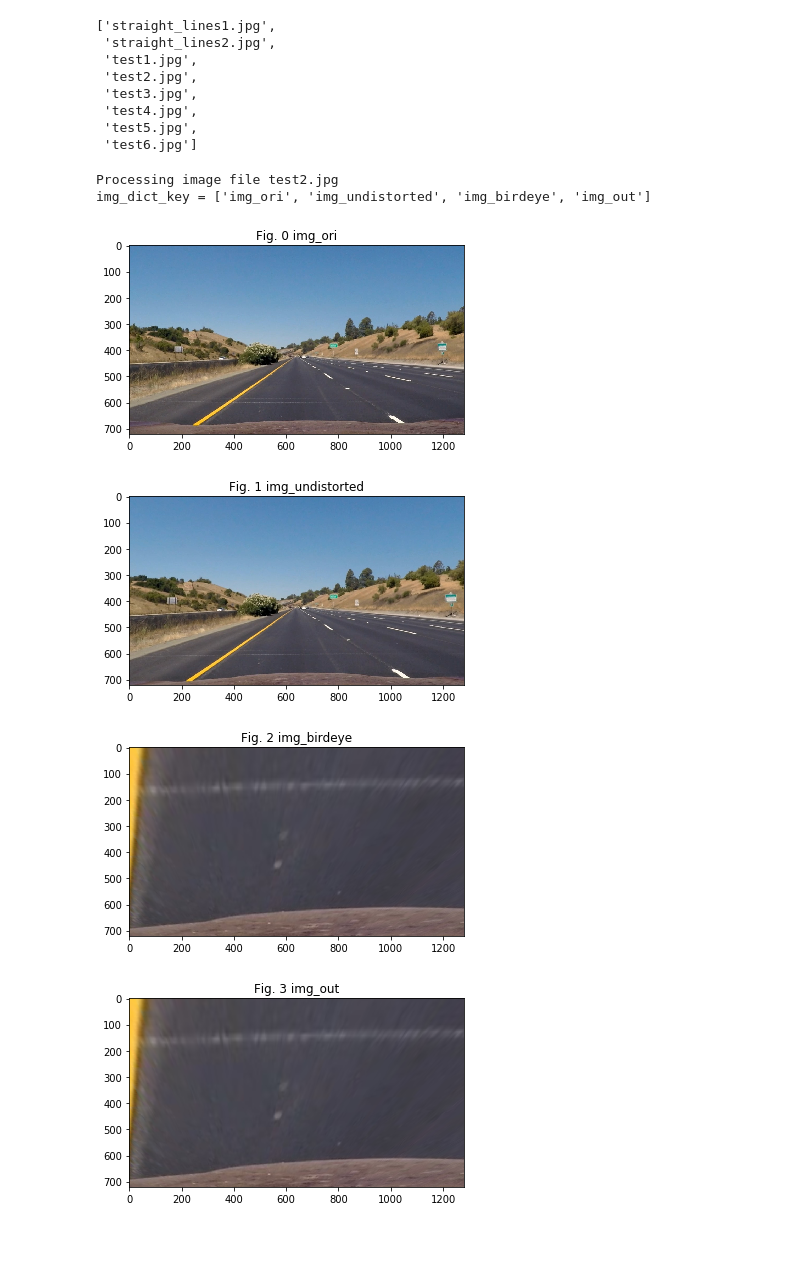
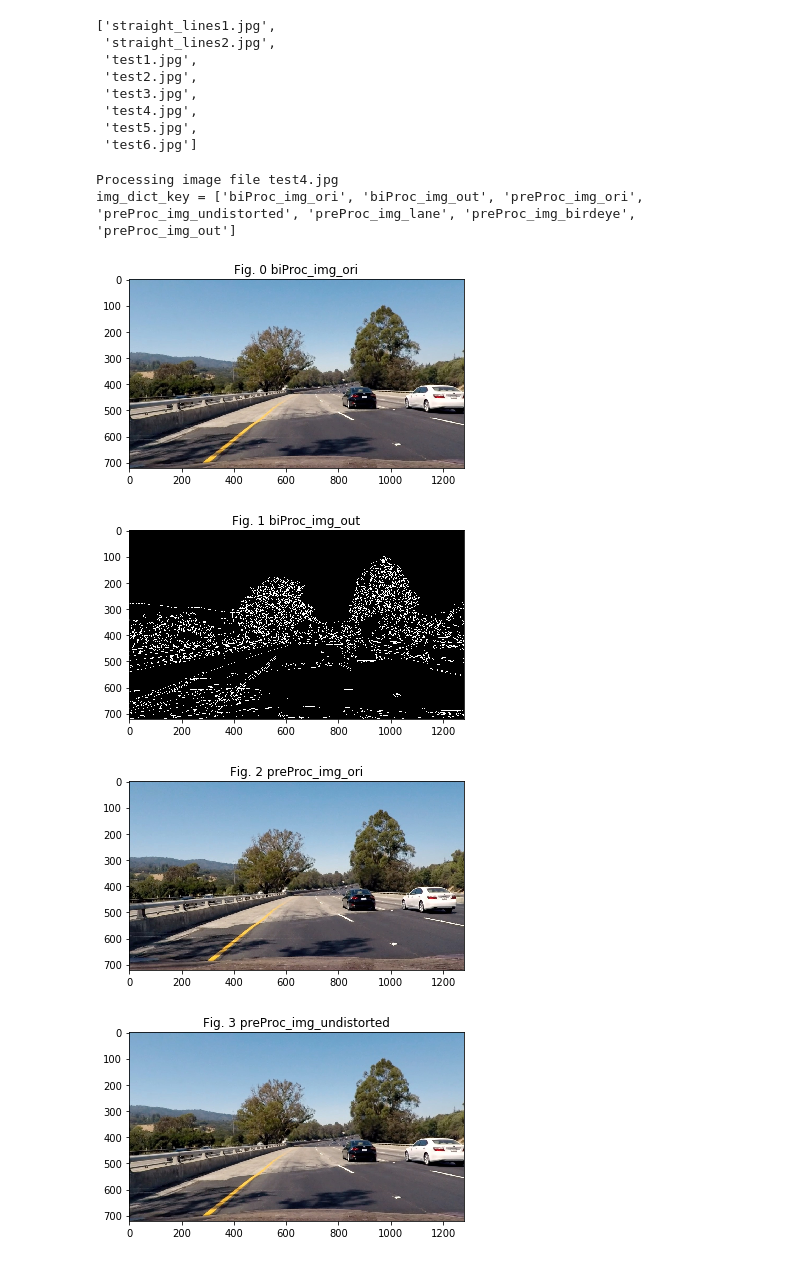
Before and after one commit to Benson516/CarND-Advanced-Lane-Lines, a Jupyter notebook: project2_advanced_lane_finding.ipynb, the cells around one changed output. Drawn from its saved outputs; the diff is of its cells as text; code cells hidden in the pictures.

```diff
--- a/project2_advanced_lane_finding.ipynb
+++ b/project2_advanced_lane_finding.ipynb
@@ -248 +271,3 @@ class LANE_LINE_MASK(object):
+# %%
+lane_line_mask = LANE_LINE_MASK()
 # %% [markdown]
@@ -331,14 +378,16 @@ dir_out = "output_images/warp/"
 files = sorted(os.listdir(dir_in))
 
 # Read an image
-f_name = files[7] # 0 and 1
+f_name = files[1] # 0 and 1, curve: 2,4,6,7, big curve: 7
 img_ori = mpimg.imread(dir_in + f_name) # Read image from disk
 img_undistorted = cam_1.undistort(img_ori)
 
-
+# Draw polygon of source warp region on it
 img_line = np.copy(img_undistorted)
 cv2.polylines(img_line, np.int32([birdeye_trans.warp_src]), isClosed=True, color=(255, 0, 0), thickness=1)
-img_birdeye = birdeye_trans.transform(img_line)
+
+# Transform the image with line
+img_birdeye = birdeye_trans.transform(img_line, is_interpolating=False)
 
 # Save results
 save_image_RGB_or_gray(img_line, dir_out, f_name[:-4] + "img_line.jpg")
@@ -369,20 +420,16 @@ plt.savefig(dir_out + "plot_" + f_name[:-4] + "_birdeye.png")
 class IMAGE_PREPROCESSING(object):
     """
     """
-    def __init__(self, camera_in, image_warper_in):
+    def __init__(self, camera_in, lane_line_mask_in, image_warper_in, prefix="preProc_"):
         """
         """
-        # Parameters
-        #-------------------------#
-        #-------------------------#
-
         # Variables
         #-------------------------#
         self.camera = camera_in
+        self.lane_line_mask = lane_line_mask_in
         self.image_warper = image_warper_in
+        self.prefix = prefix
         #-------------------------#
-
-        # Preparation
 
 
     def pipeline(self, img_ori, debug=False):
@@ -393,9 +440,10 @@ class IMAGE_PREPROCESSING(object):
         img_undistorted = self.camera.undistort(img_ori)
 
         # 2. Create binary image marked with lane lines
+        img_lane, lane_line_mask_dict = self.lane_line_mask.pipeline(img_undistorted, debug=debug)
 
         # 3. Convert to bird-eye view
-        img_birdeye = self.image_warper.transform(img_undistorted)
+        img_birdeye = self.image_warper.transform(img_lane)
 
         # Output image
         img_out = img_birdeye
@@ -403,15 +451,22 @@ class IMAGE_PREPROCESSING(object):
         # Prepare a container for saving intermediate images for debugging
         img_dict = dict()
         if debug:
-            img_dict["img_ori"] = img_ori
-            img_dict["img_undistorted"] = img_undistorted
-            img_dict["img_birdeye"] = img_birdeye
-            img_dict["img_out"] = img_out
+            # Merge two dictionary
+            #-----------------------#
+            # img_dict.update(lane_line_mask_dict)
+            img_dict = lane_line_mask_dict
+            #-----------------------#
+            img_dict[self.prefix + "img_ori"] = img_ori
+            img_dict[self.prefix + "img_undistorted"] = img_undistorted
+            img_dict[self.prefix + "img_lane"] = img_lane
+            img_dict[self.prefix + "img_birdeye"] = img_birdeye
+            img_dict[self.prefix + "img_out"] = img_out
+
 
         return img_out, img_dict
 # %%
 # Create an instance of IMAGE_PREPROCESSING
-img_preproc = IMAGE_PREPROCESSING(cam_1, birdeye_trans)
+img_preproc = IMAGE_PREPROCESSING(cam_1, lane_line_mask, birdeye_trans)
 # %% [markdown]
 ---
 
@@ -430,21 +485,21 @@ sorted(os.listdir("test_images/"))
 # %%
 # Test the preprocessing
 def function_to_test(img):
-    img_out, img_dict = img_preproc.pipeline(img_ori, debug=True)
+    img_out, img_dict = img_preproc.pipeline(img, debug=True)
     return img_dict
 
 # Process one image
 #-----------#
 dir_in = "test_images/"
 dir_out = "output_images/image_preprocessing/"
 files = sorted(os.listdir(dir_in))
 # Read an image
-f_name = files[3] # 5
+f_name = files[5] # 5
 functional_test_of_image(dir_in, f_name, dir_out, function_to_test)
 # %% [output]
-Processing image file test2.jpg
-img_dict_key = ['img_ori', 'img_undistorted', 'img_birdeye', 'img_out']
+Processing image file test4.jpg
+img_dict_key = ['biProc_img_ori', 'biProc_img_out', 'preProc_img_ori', 'preProc_img_undistorted', 'preProc_img_lane', 'preProc_img_birdeye', 'preProc_img_out']
-[figure, old version]
+[figure, new version]
-[figure, old version]
+[figure, new version]
-[figure, old version]
+[figure, new version]
-[figure, old version]
+[figure, new version]
```
Also changed, not shown: parts of 28 cells of this notebook.
